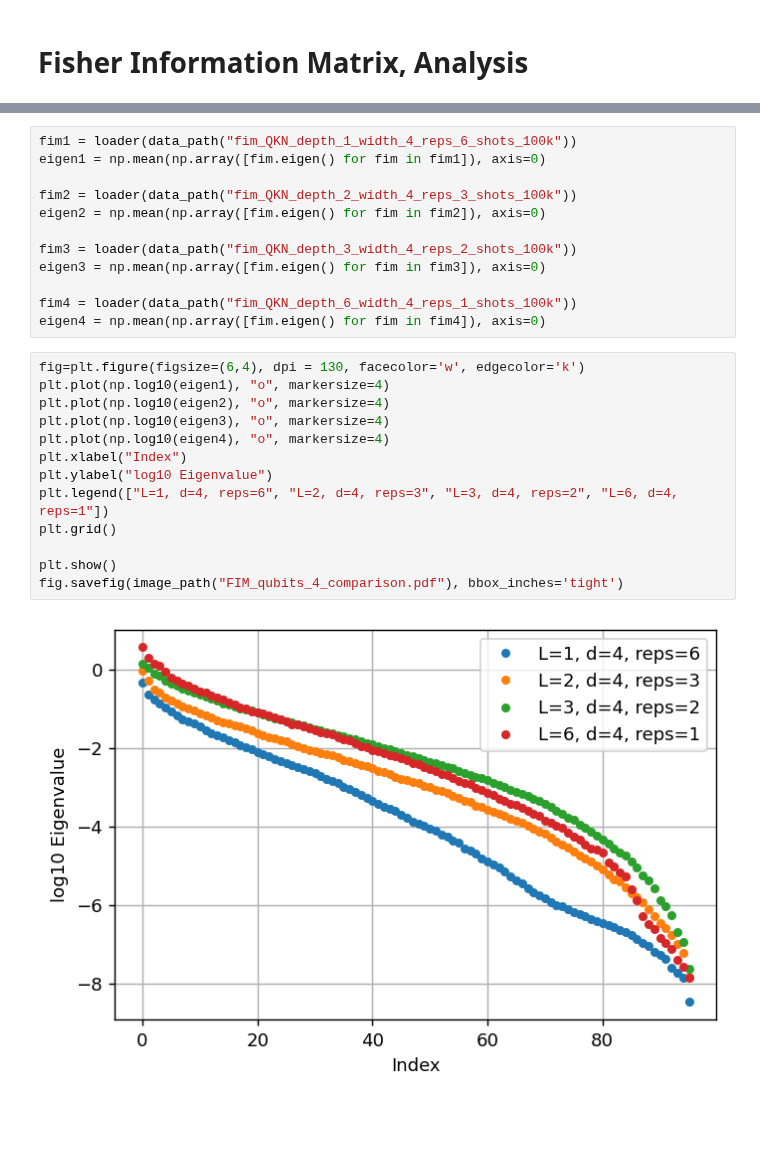
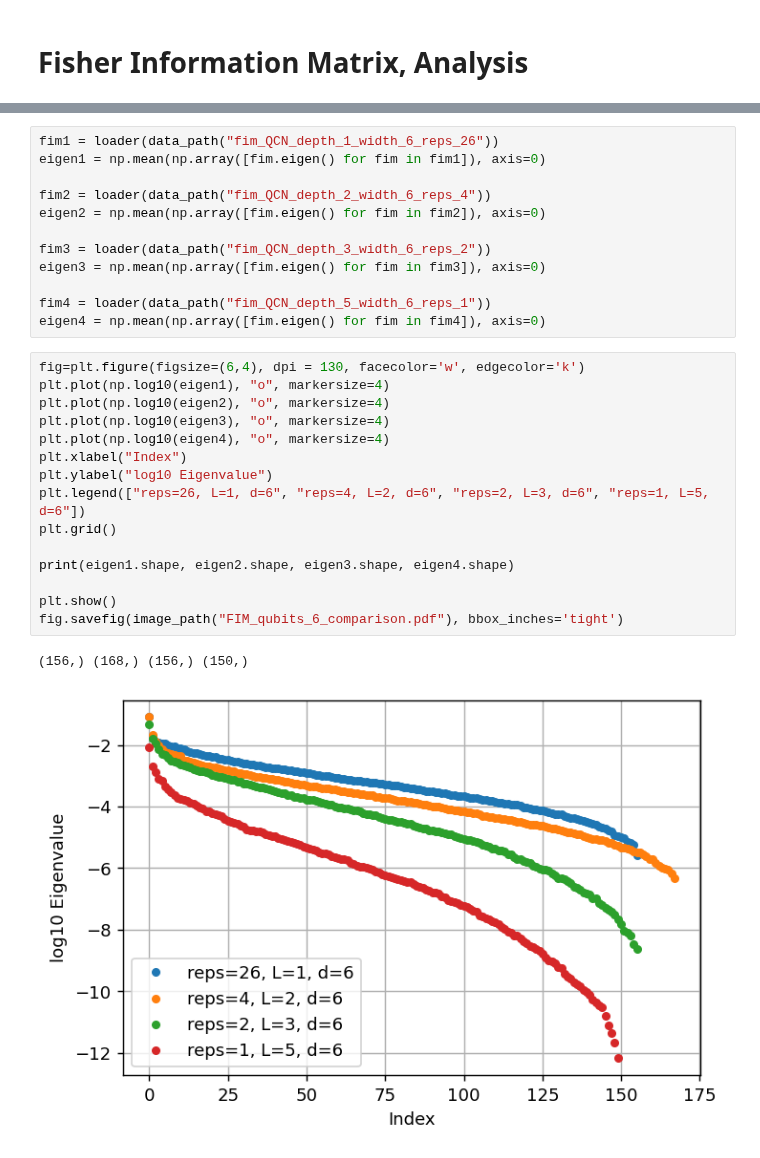
Before and after one commit to KristianWold/Master-Thesis, a Jupyter notebook: notebooks/analysis/Fisher Information Matrix.ipynb, the cells around one changed output, grey strips where cells are left out. Saved outputs shown, nothing was run; the diff lists cells and outputs as text; blank space fills up the shorter version.

Commit message:
Add FIM figures

```diff
--- a/notebooks/analysis/Fisher Information Matrix.ipynb
+++ b/notebooks/analysis/Fisher Information Matrix.ipynb
@@ -68,27 +108,30 @@ fig.savefig(image_path("FIM_qubits_6.pdf"), bbox_inches='tight')
 # %%
-fim1 = loader(data_path("fim_QKN_depth_1_width_4_reps_6_shots_100k"))
+fim1 = loader(data_path("fim_QCN_depth_1_width_6_reps_26"))
 eigen1 = np.mean(np.array([fim.eigen() for fim in fim1]), axis=0)
 
-fim2 = loader(data_path("fim_QKN_depth_2_width_4_reps_3_shots_100k"))
+fim2 = loader(data_path("fim_QCN_depth_2_width_6_reps_4"))
 eigen2 = np.mean(np.array([fim.eigen() for fim in fim2]), axis=0)
 
-fim3 = loader(data_path("fim_QKN_depth_3_width_4_reps_2_shots_100k"))
+fim3 = loader(data_path("fim_QCN_depth_3_width_6_reps_2"))
 eigen3 = np.mean(np.array([fim.eigen() for fim in fim3]), axis=0)
 
-fim4 = loader(data_path("fim_QKN_depth_6_width_4_reps_1_shots_100k"))
+fim4 = loader(data_path("fim_QCN_depth_5_width_6_reps_1"))
 eigen4 = np.mean(np.array([fim.eigen() for fim in fim4]), axis=0)
 # %%
 fig=plt.figure(figsize=(6,4), dpi = 130, facecolor='w', edgecolor='k')
 plt.plot(np.log10(eigen1), "o", markersize=4)
 plt.plot(np.log10(eigen2), "o", markersize=4)
 plt.plot(np.log10(eigen3), "o", markersize=4)
 plt.plot(np.log10(eigen4), "o", markersize=4)
 plt.xlabel("Index")
 plt.ylabel("log10 Eigenvalue")
-plt.legend(["L=1, d=4, reps=6", "L=2, d=4, reps=3", "L=3, d=4, reps=2", "L=6, d=4, reps=1"])
+plt.legend(["reps=26, L=1, d=6", "reps=4, L=2, d=6", "reps=2, L=3, d=6", "reps=1, L=5, d=6"])
 plt.grid()
 
+print(eigen1.shape, eigen2.shape, eigen3.shape, eigen4.shape)
+
 plt.show()
-fig.savefig(image_path("FIM_qubits_4_comparison.pdf"), bbox_inches='tight')
+fig.savefig(image_path("FIM_qubits_6_comparison.pdf"), bbox_inches='tight')
 # %% [output]
+(156,) (168,) (156,) (150,)
-[figure, old version]
+[figure, new version]
```
Also changed, not shown: parts of 19 cells of this notebook, 28 other files.
